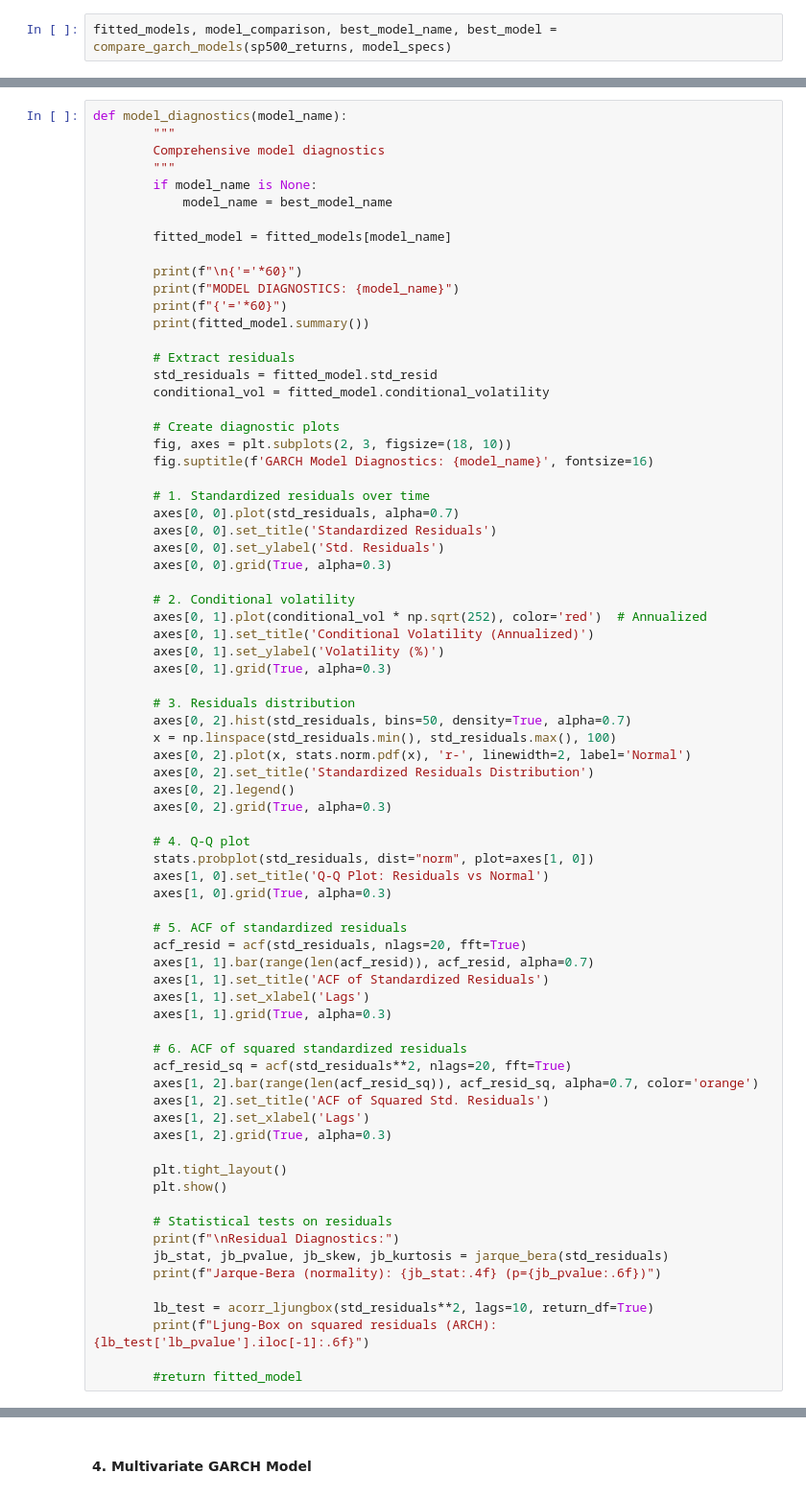
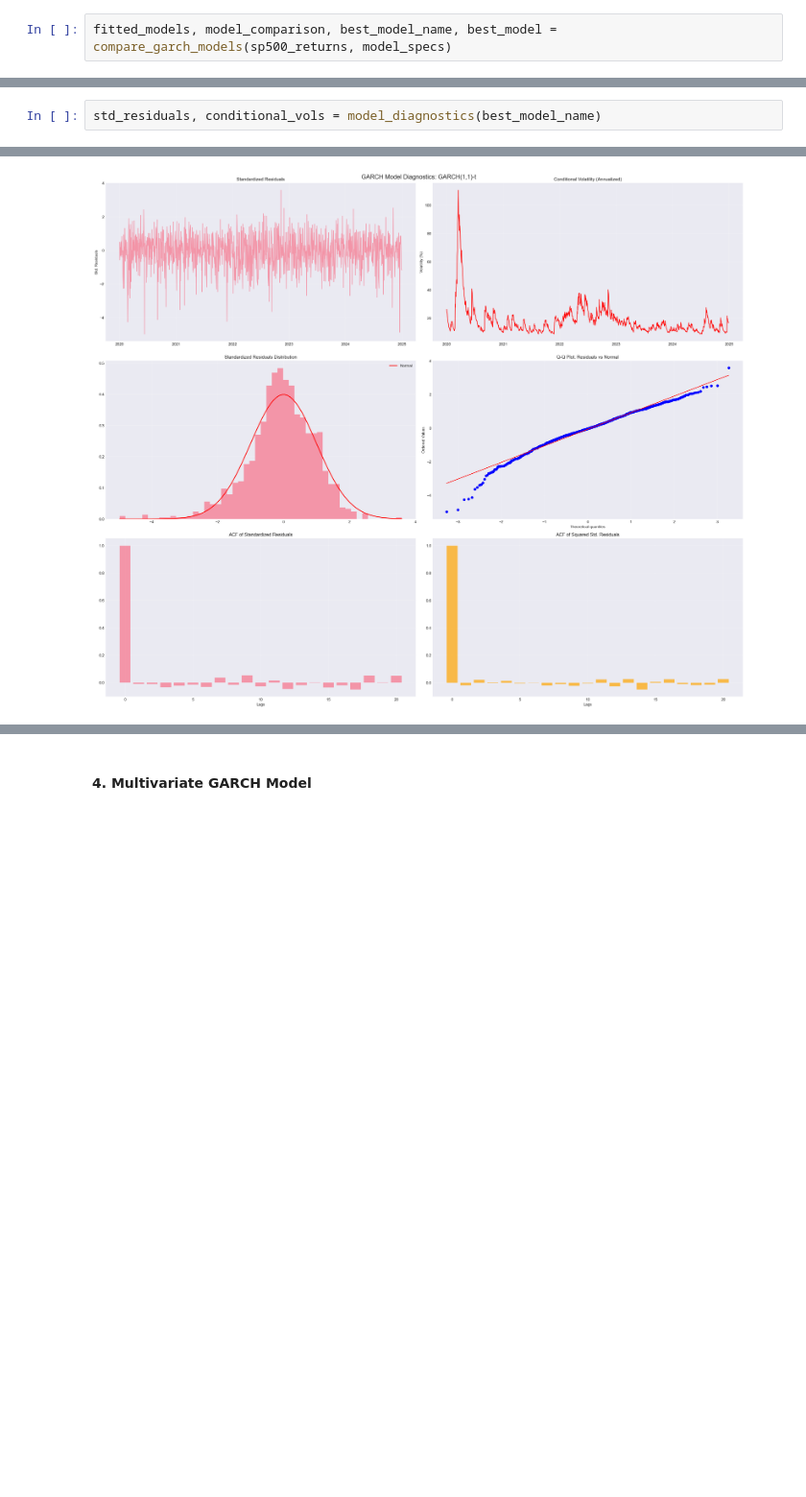
Before and after one commit to imoore99/GARCH, a Jupyter notebook: GARCH.ipynb, the cells around one changed output, grey strips where cells are left out. Shown at 96% size. Drawn from its saved outputs; the diff is of its cells as text; blank space fills up the shorter version.

```diff
--- a/GARCH.ipynb
+++ b/GARCH.ipynb
@@ -276,74 +404,3 @@ Best model: GARCH(1,1)-t
 # %%
-def model_diagnostics(model_name):
-        """
-        Comprehensive model diagnostics
-        """
-        if model_name is None:
-            model_name = best_model_name
-
-        fitted_model = fitted_models[model_name]
-
-        print(f"\n{'='*60}")
-        print(f"MODEL DIAGNOSTICS: {model_name}")
-        print(f"{'='*60}")
-        print(fitted_model.summary())
-
-        # Extract residuals
-        std_residuals = fitted_model.std_resid
-        conditional_vol = fitted_model.conditional_volatility
-
-        # Create diagnostic plots
-        fig, axes = plt.subplots(2, 3, figsize=(18, 10))
-        fig.suptitle(f'GARCH Model Diagnostics: {model_name}', fontsize=16)
-
-        # 1. Standardized residuals over time
-        axes[0, 0].plot(std_residuals, alpha=0.7)
-        axes[0, 0].set_title('Standardized Residuals')
-        axes[0, 0].set_ylabel('Std. Residuals')
-        axes[0, 0].grid(True, alpha=0.3)
-
-        # 2. Conditional volatility
-        axes[0, 1].plot(conditional_vol * np.sqrt(252), color='red')  # Annualized
-        axes[0, 1].set_title('Conditional Volatility (Annualized)')
-        axes[0, 1].set_ylabel('Volatility (%)')
-        axes[0, 1].grid(True, alpha=0.3)
-
-        # 3. Residuals distribution
-        axes[0, 2].hist(std_residuals, bins=50, density=True, alpha=0.7)
-        x = np.linspace(std_residuals.min(), std_residuals.max(), 100)
-        axes[0, 2].plot(x, stats.norm.pdf(x), 'r-', linewidth=2, label='Normal')
-        axes[0, 2].set_title('Standardized Residuals Distribution')
-        axes[0, 2].legend()
-        axes[0, 2].grid(True, alpha=0.3)
-
-        # 4. Q-Q plot
-        stats.probplot(std_residuals, dist="norm", plot=axes[1, 0])
-        axes[1, 0].set_title('Q-Q Plot: Residuals vs Normal')
-        axes[1, 0].grid(True, alpha=0.3)
-
-        # 5. ACF of standardized residuals
-        acf_resid = acf(std_residuals, nlags=20, fft=True)
-        axes[1, 1].bar(range(len(acf_resid)), acf_resid, alpha=0.7)
-        axes[1, 1].set_title('ACF of Standardized Residuals')
-        axes[1, 1].set_xlabel('Lags')
-        axes[1, 1].grid(True, alpha=0.3)
-
-        # 6. ACF of squared standardized residuals
-        acf_resid_sq = acf(std_residuals**2, nlags=20, fft=True)
-        axes[1, 2].bar(range(len(acf_resid_sq)), acf_resid_sq, alpha=0.7, color='orange')
-        axes[1, 2].set_title('ACF of Squared Std. Residuals')
-        axes[1, 2].set_xlabel('Lags')
-        axes[1, 2].grid(True, alpha=0.3)
-
-        plt.tight_layout()
-        plt.show()
-
-        # Statistical tests on residuals
-        print(f"\nResidual Diagnostics:")
-        jb_stat, jb_pvalue, jb_skew, jb_kurtosis = jarque_bera(std_residuals)
-        print(f"Jarque-Bera (normality): {jb_stat:.4f} (p={jb_pvalue:.6f})")
-
-        lb_test = acorr_ljungbox(std_residuals**2, lags=10, return_df=True)
-        print(f"Ljung-Box on squared residuals (ARCH): {lb_test['lb_pvalue'].iloc[-1]:.6f}")
-
-        #return fitted_model
+std_residuals, conditional_vols = model_diagnostics(best_model_name)
+# %% [output]
@@ -349,0 +424 @@ def model_diagnostics(model_name):
+[figure, added]
```
Also changed, not shown: parts of 40 cells of this notebook, 4 other files.
